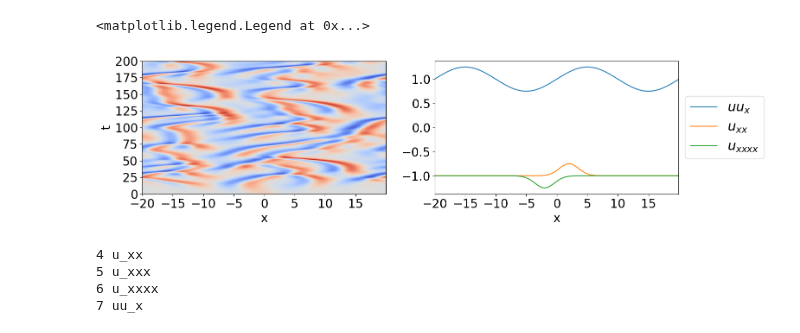
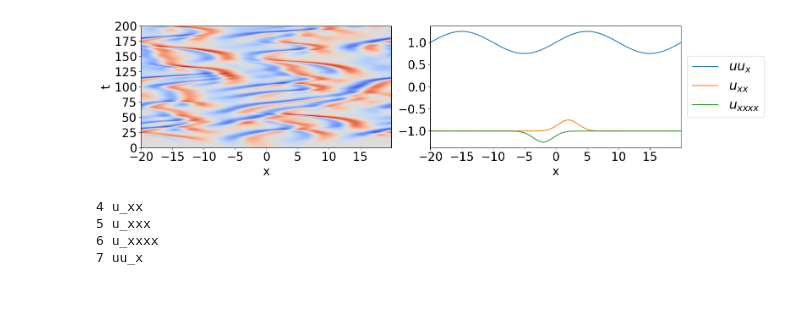
Before and after one commit to Pongpisit-Thanasutives/parametric-discovery, a Jupyter notebook: Spatial_KS_Equation_Chaotic-DEV2.ipynb, the cells around one changed output. Cells and saved outputs as stored; diff of their text form; code cells hidden in the pictures; blank space fills up the shorter version.

```diff
--- a/Spatial_KS_Equation_Chaotic-DEV2.ipynb
+++ b/Spatial_KS_Equation_Chaotic-DEV2.ipynb
@@ -60,33 +61,33 @@ u_full = np.load("./Datasets/ks_u_full.npy")
 # %%
 # Plot
 fig = figure(figsize=(16, 4))
 X, T = np.meshgrid(x, t)
 
 subplot(1,2,1)
 pcolor(X, T, u_full.T, cmap=cm.coolwarm)
 xlabel('x', fontsize = fontsize)
 ylabel('t', fontsize = fontsize)
 xticks(fontsize = fontsize)
 yticks(fontsize = fontsize)
 
 uu_x_true = 1 + 0.25*np.sin(x*2*np.pi/L)
 u_xx_true = -1 + 0.25*np.exp(-(x-2)**2/5)
 u_4x_true = -1 - 0.25*np.exp(-(x+2)**2/5)
 
 subplot(1,2,2)
 plot(x, uu_x_true, label = r'$uu_x$')
 plot(x, u_xx_true, label = r'$u_{xx}$')
 plot(x, u_4x_true, label = r'$u_{xxxx}$')
 xlim([x[0],x[-1]])
 
 xticks(fontsize = fontsize)
 yticks(fontsize = fontsize)
 xlabel('x', fontsize = fontsize)
 legend(loc='center left', bbox_to_anchor=(1, 0.5), fontsize = fontsize+2)
-# fig.tight_layout()
+fig.tight_layout()
+plt.show()
 # %% [output]
-<matplotlib.legend.Legend at 0x...>
-[figure, old version]
+[figure, new version]
 # %%
 # u = u_full[:,-m:]
 # t = t[-m:]
```
Also changed, not shown: parts of 11 cells of this notebook, 2 other files.
